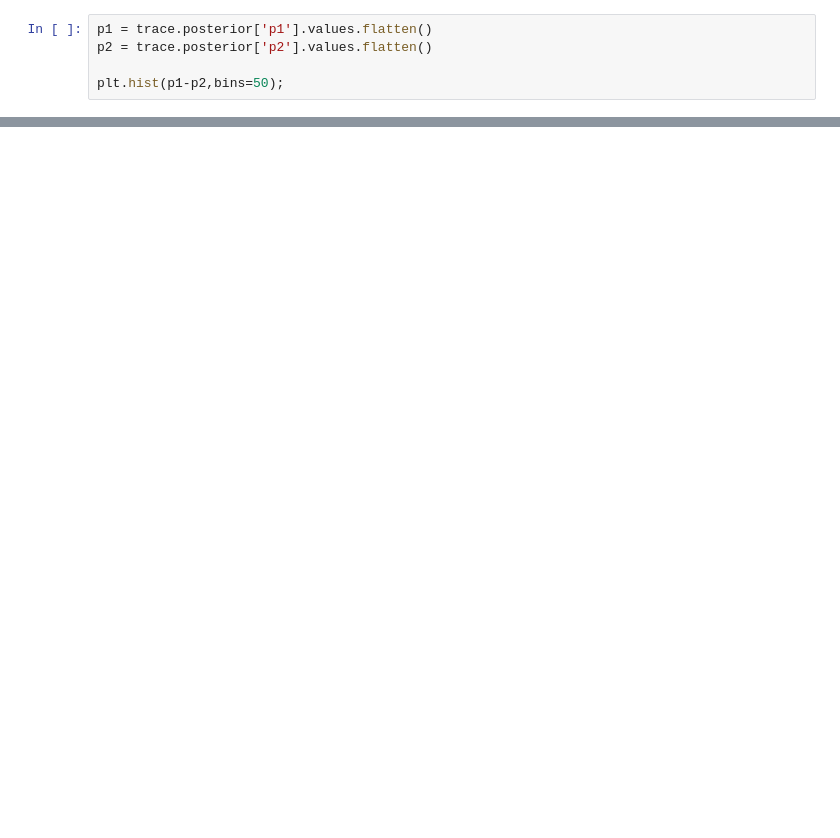
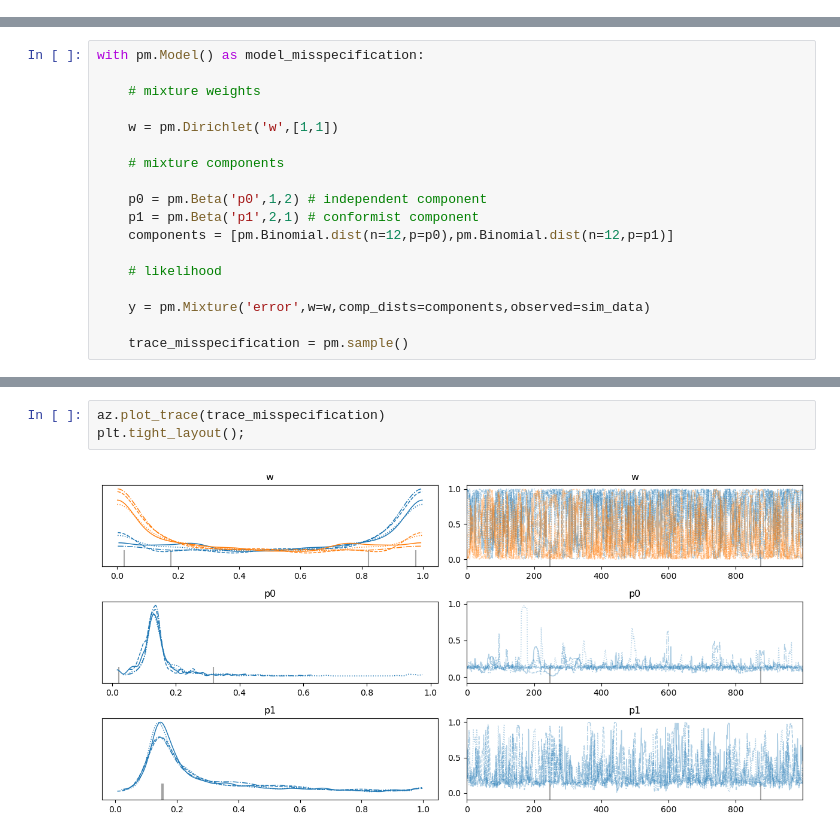
Before and after one commit to daniel-saunders-phil/cogs-303, a Jupyter notebook: lectures/Lecture 14 - What is the right sample size.ipynb, the cells around one changed output, grey strips where cells are left out. Drawn from its saved outputs; the diff is of its cells as text; blank space fills up the shorter version.

```diff
--- a/lectures/Lecture 14 - What is the right sample size.ipynb
+++ b/lectures/Lecture 14 - What is the right sample size.ipynb
@@ -296,5 +181,0 @@ Here is another way of illustrating the same point - we can subtract the posteri
-# %%
-p1 = trace.posterior['p1'].values.flatten()
-p2 = trace.posterior['p2'].values.flatten()
-
-plt.hist(p1-p2,bins=50);
@@ -564,0 +198,18 @@ You might be curious, how much variability is there in the Asch experiment? Well
+# %%
+with pm.Model() as model_misspecification:
+
+    # mixture weights
+
+    w = pm.Dirichlet('w',[1,1])
+
+    # mixture components
+
+    p0 = pm.Beta('p0',1,2) # independent component
+    p1 = pm.Beta('p1',2,1) # conformist component
+    components = [pm.Binomial.dist(n=12,p=p0),pm.Binomial.dist(n=12,p=p1)]
+
+    # likelihood
+
+    y = pm.Mixture('error',w=w,comp_dists=components,observed=sim_data)
+
+    trace_misspecification = pm.sample()
@@ -564,0 +266,5 @@ You might be curious, how much variability is there in the Asch experiment? Well
+# %%
+az.plot_trace(trace_misspecification)
+plt.tight_layout();
+# %% [output]
+[figure, added]
```
Also changed, not shown: parts of 106 cells of this notebook, 1 other file.
